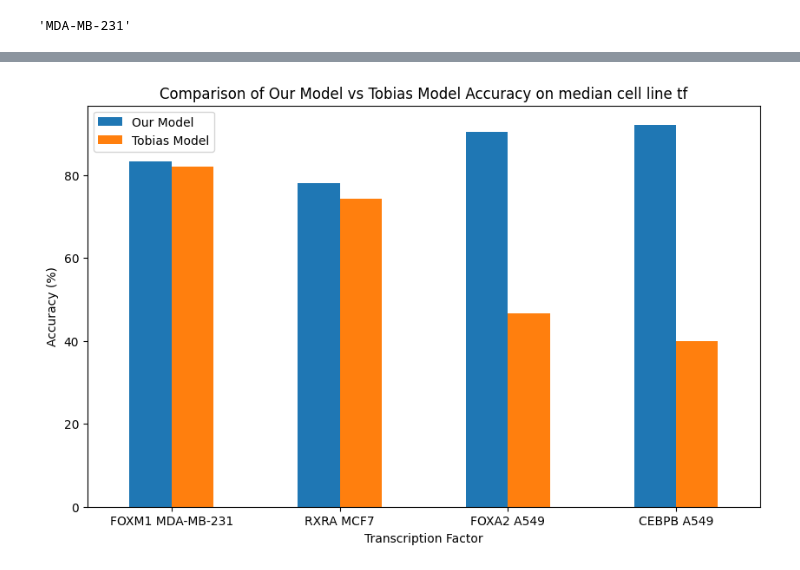
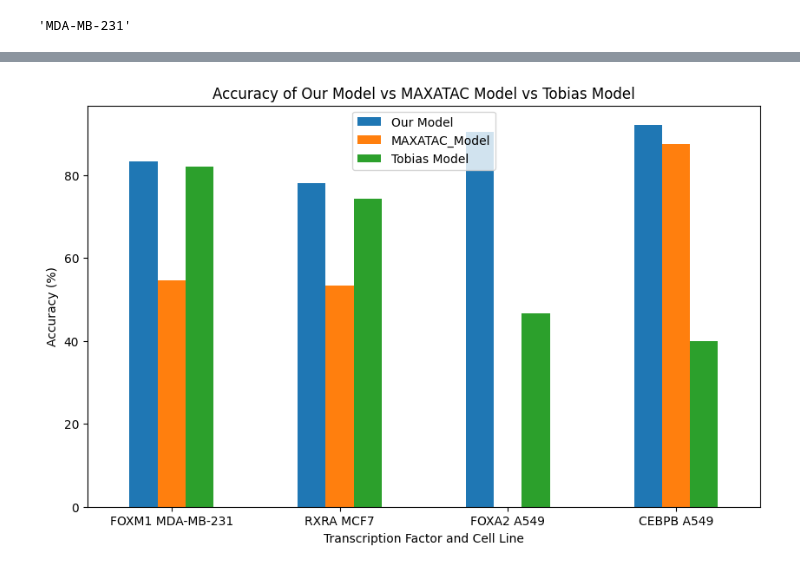
Before and after one commit to wejarrard/tf-binding, a Jupyter notebook: figures/tobias/tobias_results.ipynb, the cells around one changed output, grey strips where cells are left out. Cells and saved outputs as stored; diff of their text form; code cells hidden in the pictures.

```diff
--- a/figures/tobias/tobias_results.ipynb
+++ b/figures/tobias/tobias_results.ipynb
@@ -214,34 +214,36 @@ tobias
 # Our model RXRA MCF7: 78.1082% accurate
 # Tobias model RXRA MCF7: 74.3083% accurate
 # Our model FOXM1 MDA-MB-231: 83.3302% accurate
 # Tobias model FOXM1 MDA-MB-231: 82.0696% accurate
 # Our model FOXA2 A549: 90.4345% accurate
 # Tobias model FOXA2 A549: 46.7213% accurate
 
 # Make graph comparing accuracy for cell line tf to our model cell line tf
 import pandas as pd
 import matplotlib.pyplot as plt
+import numpy as np
 
 # Create the DataFrame
 data = {
     'tf': ['FOXM1 MDA-MB-231', 'RXRA MCF7' , 'FOXA2 A549', 'CEBPB A549'],
     'our_model_accuracy': [83.3302, 78.1082, 90.4345, 92.1677],
+    'MAXATAC_accuracy': [54.57, 53.40, np.nan, 87.56],
     'tobias_model_accuracy': [82.0696 ,74.3083, 46.7213, 39.8738]
 }
 
 df = pd.DataFrame(data)
 
 # Plot the bar chart
 fig, ax = plt.subplots(figsize=(10, 6))
 
 df.plot(kind='bar', x='tf', ax=ax)
 
-ax.set_title('Comparison of Our Model vs Tobias Model Accuracy on median cell line tf')
-ax.set_xlabel('Transcription Factor')
+ax.set_title('Accuracy of Our Model vs MAXATAC Model vs Tobias Model')
+ax.set_xlabel('Transcription Factor and Cell Line')
 ax.set_ylabel('Accuracy (%)')
-ax.legend(['Our Model', 'Tobias Model'])
+ax.legend(['Our Model', 'MAXATAC_Model', 'Tobias Model'])
 
 plt.xticks(rotation=0)
 plt.show()
 # %% [output]
-[figure, old version]
+[figure, new version]
```
Also changed, not shown: 17 other files.
